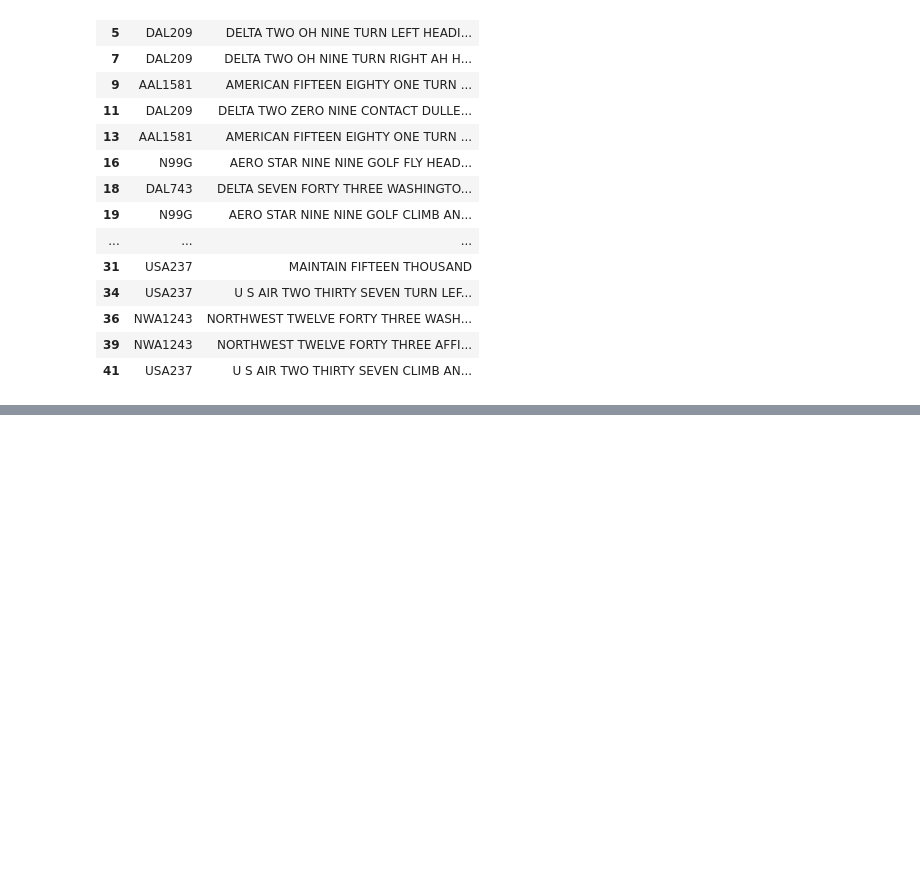
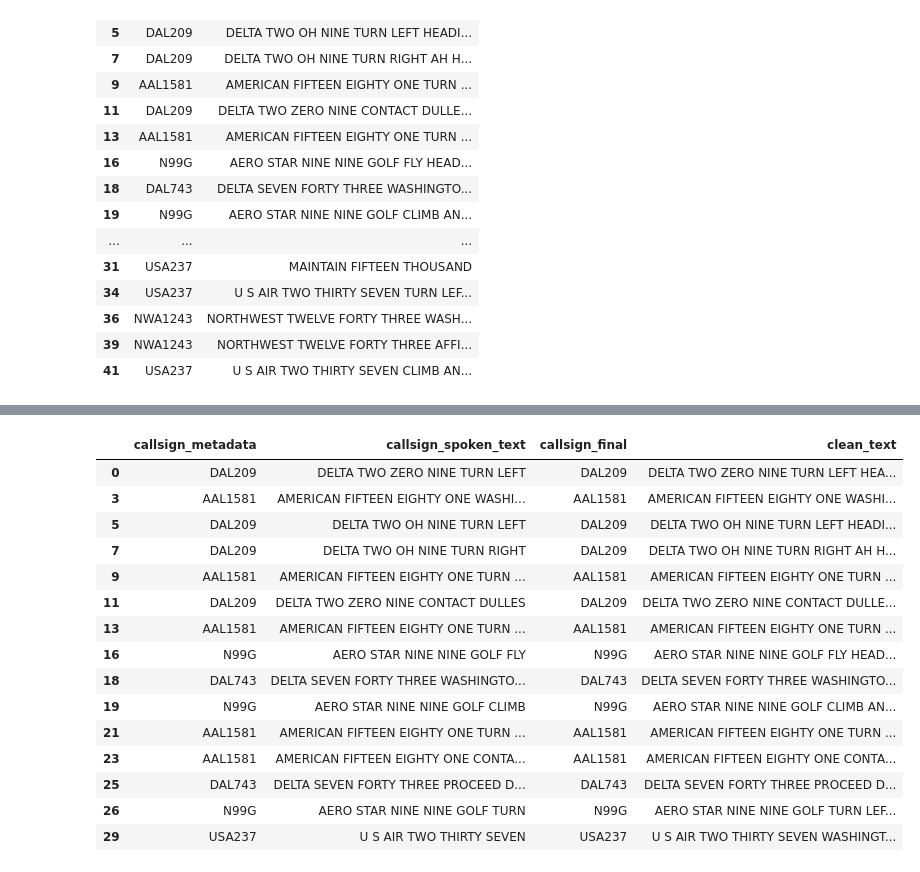
Before and after one commit to debaryasaha/aida3-ugr, a Jupyter notebook: ATC_NER_model.ipynb, the cells around one changed output, grey strips where cells are left out. Cells and saved outputs as stored; diff of their text form; code cells hidden in the pictures; blank space fills up the shorter version.

Commit message:
added ATC number and callsign normalization

```diff
--- a/ATC_NER_model.ipynb
+++ b/ATC_NER_model.ipynb
@@ -312,0 +513,16 @@ training_df.head(30)
+# %%
+def normalize_callsign_from_metadata_or_text(metadata_callsign, spoken_text=None):
+    metadata_callsign = None if pd.isna(metadata_callsign) else str(metadata_callsign).strip().upper()
+    spoken_text = None if pd.isna(spoken_text) else str(spoken_text).strip().upper()
+
+    # If transcript metadata already gives a clean aircraft ID, trust it
+    if metadata_callsign:
+        return metadata_callsign
+
+    # Otherwise try to normalize from spoken text
+    if spoken_text:
+        spoken_prefix = extract_spoken_callsign_prefix(spoken_text)
+        if spoken_prefix:
+            return normalize_spoken_callsign(spoken_prefix)
+
+    return None
@@ -312,0 +633,11 @@ training_df.head(30)
+# %%
+df_ctrl["callsign_metadata"] = df_ctrl["to"].astype(str).str.upper().str.strip()
+df_ctrl["callsign_spoken_text"] = df_ctrl["clean_text"].apply(extract_spoken_callsign_prefix)
+
+df_ctrl["callsign_final"] = df_ctrl.apply(
+    lambda row: normalize_callsign_from_metadata_or_text(
+        row["callsign_metadata"],
+        row["callsign_spoken_text"]
+    ),
+    axis=1
+)
@@ -312,0 +661,24 @@ training_df.head(30)
+# %%
+df_ctrl[[
+    "callsign_metadata",
+    "callsign_spoken_text",
+    "callsign_final",
+    "clean_text"
+]].head(15)
+# %% [output]
+|  | callsign_metadata | callsign_spoken_text | callsign_final | clean_text |
+| 0 | DAL209 | DELTA TWO ZERO NINE TURN LEFT | DAL209 | DELTA TWO ZERO NINE TURN LEFT HEA... |
+| 3 | AAL1581 | AMERICAN FIFTEEN EIGHTY ONE WASHI... | AAL1581 | AMERICAN FIFTEEN EIGHTY ONE WASHI... |
+| 5 | DAL209 | DELTA TWO OH NINE TURN LEFT | DAL209 | DELTA TWO OH NINE TURN LEFT HEADI... |
+| 7 | DAL209 | DELTA TWO OH NINE TURN RIGHT | DAL209 | DELTA TWO OH NINE TURN RIGHT AH H... |
+| 9 | AAL1581 | AMERICAN FIFTEEN EIGHTY ONE TURN ... | AAL1581 | AMERICAN FIFTEEN EIGHTY ONE TURN ... |
+| 11 | DAL209 | DELTA TWO ZERO NINE CONTACT DULLES | DAL209 | DELTA TWO ZERO NINE CONTACT DULLE... |
+| 13 | AAL1581 | AMERICAN FIFTEEN EIGHTY ONE TURN ... | AAL1581 | AMERICAN FIFTEEN EIGHTY ONE TURN ... |
+| 16 | N99G | AERO STAR NINE NINE GOLF FLY | N99G | AERO STAR NINE NINE GOLF FLY HEAD... |
+| 18 | DAL743 | DELTA SEVEN FORTY THREE WASHINGTO... | DAL743 | DELTA SEVEN FORTY THREE WASHINGTO... |
+| 19 | N99G | AERO STAR NINE NINE GOLF CLIMB | N99G | AERO STAR NINE NINE GOLF CLIMB AN... |
+| 21 | AAL1581 | AMERICAN FIFTEEN EIGHTY ONE TURN ... | AAL1581 | AMERICAN FIFTEEN EIGHTY ONE TURN ... |
+| 23 | AAL1581 | AMERICAN FIFTEEN EIGHTY ONE CONTA... | AAL1581 | AMERICAN FIFTEEN EIGHTY ONE CONTA... |
+| 25 | DAL743 | DELTA SEVEN FORTY THREE PROCEED D... | DAL743 | DELTA SEVEN FORTY THREE PROCEED D... |
+| 26 | N99G | AERO STAR NINE NINE GOLF TURN | N99G | AERO STAR NINE NINE GOLF TURN LEF... |
+| 29 | USA237 | U S AIR TWO THIRTY SEVEN | USA237 | U S AIR TWO THIRTY SEVEN WASHINGT... |
```
Also changed, not shown: parts of 18 cells of this notebook.
